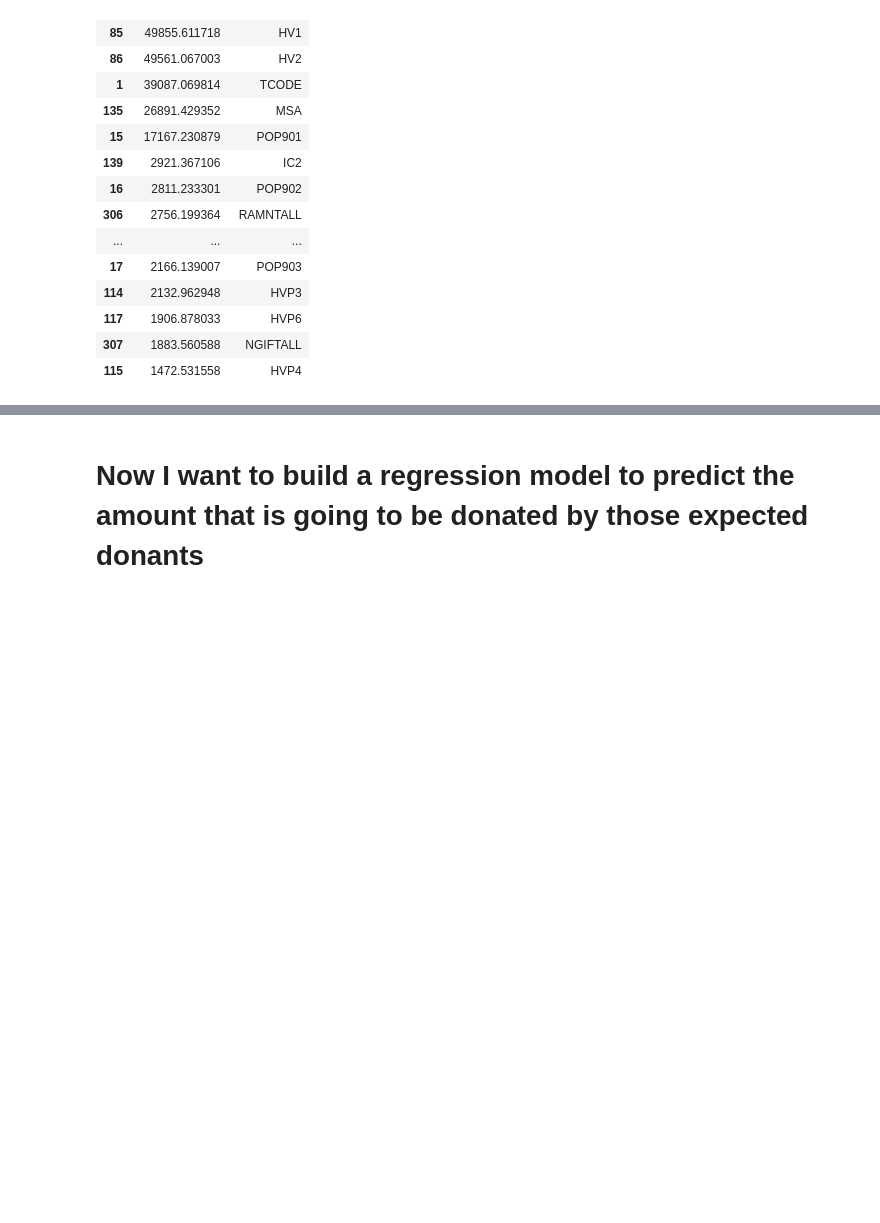
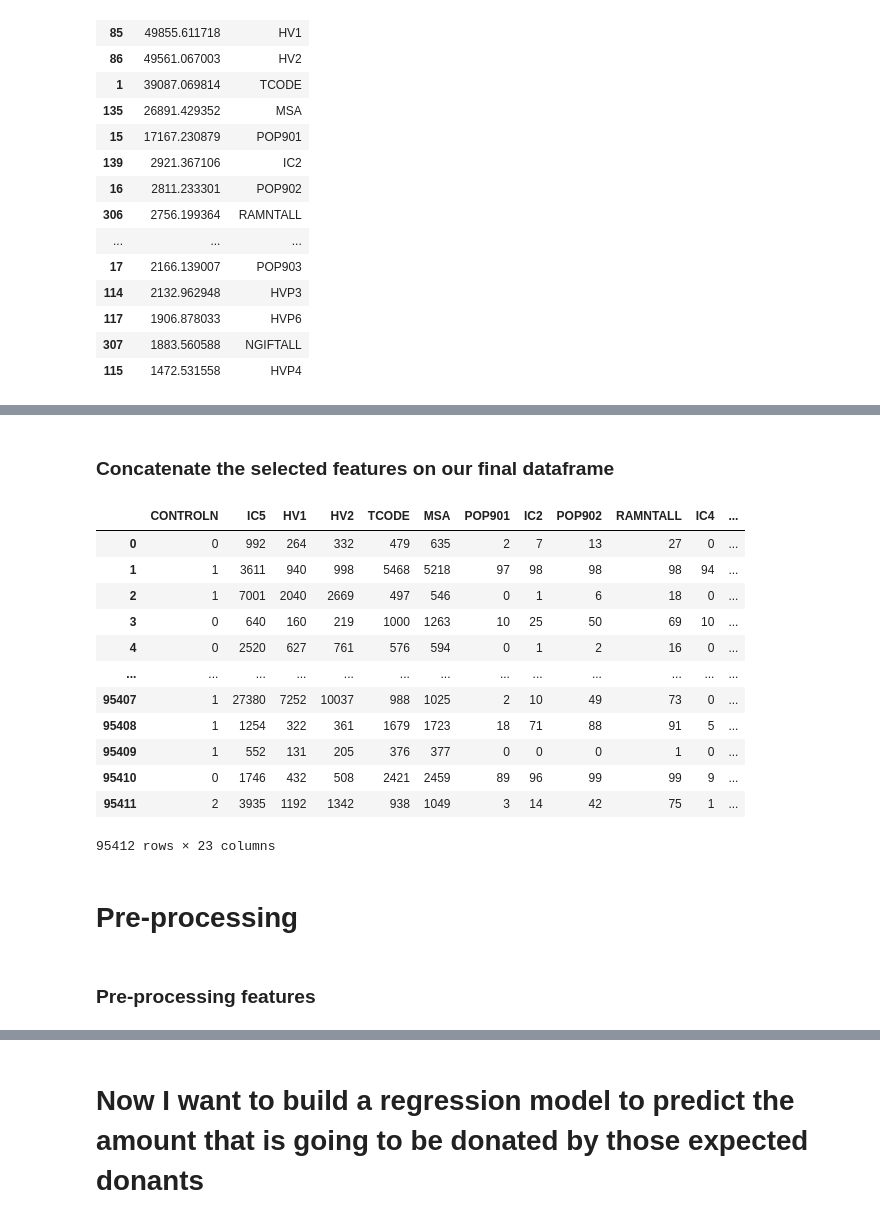
Before and after one commit to JoseMariadeAlmansa/7.07-lab-random-forests, a Jupyter notebook: L. 7.01 7.02 original.ipynb, the cells around one changed output, grey strips where cells are left out. Drawn from its saved outputs; the diff is of its cells as text; code cells hidden in the pictures; blank space fills up the shorter version.

```diff
--- a/L. 7.01 7.02 original.ipynb
+++ b/L. 7.01 7.02 original.ipynb
@@ -1311,0 +1200,4 @@ Train_accuricy {'Decision Tree Classifier': 0.8916836975318346, 'Logistic Regres
+# %%
+# changing data types
+for col in numerical_selected_features.columns:
+    numerical_selected_features[col] = numerical_selected_features[col].apply(lambda x : pd.to_numeric(x))
@@ -1311,0 +1242,3 @@ Train_accuricy {'Decision Tree Classifier': 0.8916836975318346, 'Logistic Regres
+# %%
+categorical_selected_features = categorical_df[['STATE', 'GENDER']]
+categorical_selected_features
@@ -1311,0 +1275,3 @@ Train_accuricy {'Decision Tree Classifier': 0.8916836975318346, 'Logistic Regres
+# %%
+target_selected = targets_df[['TARGET_B']]
+target_selected
@@ -1311,0 +1292,24 @@ Train_accuricy {'Decision Tree Classifier': 0.8916836975318346, 'Logistic Regres
+# %% [markdown]
+### Concatenate the selected features on our final dataframe
+# %%
+data = pd.concat((numerical_selected_features, categorical_selected_features, target_selected),axis=1)
+# %%
+data
+# %% [output]
+|  | CONTROLN | IC5 | HV1 | HV2 | TCODE | MSA | POP901 | IC2 | POP902 | RAMNTALL | IC4 | ... |
+| 0 | 0 | 992 | 264 | 332 | 479 | 635 | 2 | 7 | 13 | 27 | 0 | ... |
+| 1 | 1 | 3611 | 940 | 998 | 5468 | 5218 | 97 | 98 | 98 | 98 | 94 | ... |
+| 2 | 1 | 7001 | 2040 | 2669 | 497 | 546 | 0 | 1 | 6 | 18 | 0 | ... |
+| 3 | 0 | 640 | 160 | 219 | 1000 | 1263 | 10 | 25 | 50 | 69 | 10 | ... |
+| 4 | 0 | 2520 | 627 | 761 | 576 | 594 | 0 | 1 | 2 | 16 | 0 | ... |
+| ... | ... | ... | ... | ... | ... | ... | ... | ... | ... | ... | ... | ... |
+| 95407 | 1 | 27380 | 7252 | 10037 | 988 | 1025 | 2 | 10 | 49 | 73 | 0 | ... |
+| 95408 | 1 | 1254 | 322 | 361 | 1679 | 1723 | 18 | 71 | 88 | 91 | 5 | ... |
+| 95409 | 1 | 552 | 131 | 205 | 376 | 377 | 0 | 0 | 0 | 1 | 0 | ... |
+| 95410 | 0 | 1746 | 432 | 508 | 2421 | 2459 | 89 | 96 | 99 | 99 | 9 | ... |
+| 95411 | 2 | 3935 | 1192 | 1342 | 938 | 1049 | 3 | 14 | 42 | 75 | 1 | ... |
+95412 rows × 23 columns
+# %% [markdown]
+# Pre-processing
+# %% [markdown]
+### Pre-processing features
```
Also changed, not shown: parts of 62 cells of this notebook.
